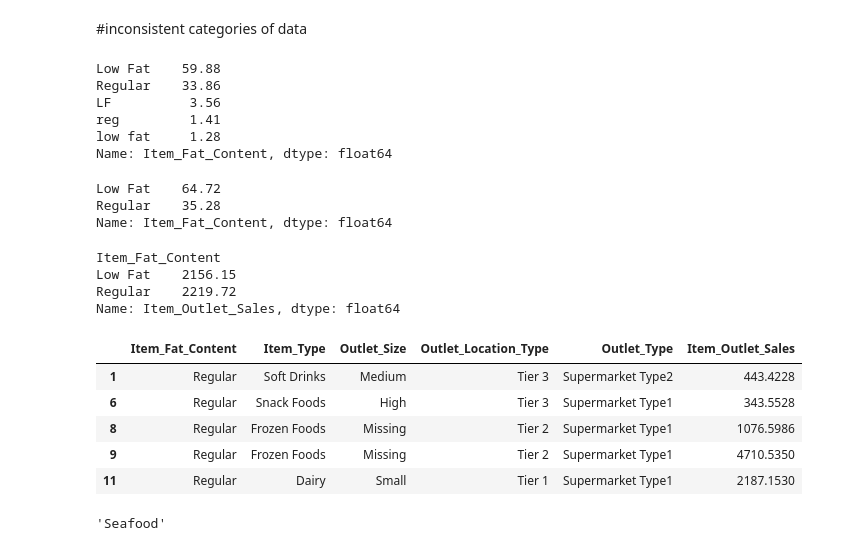
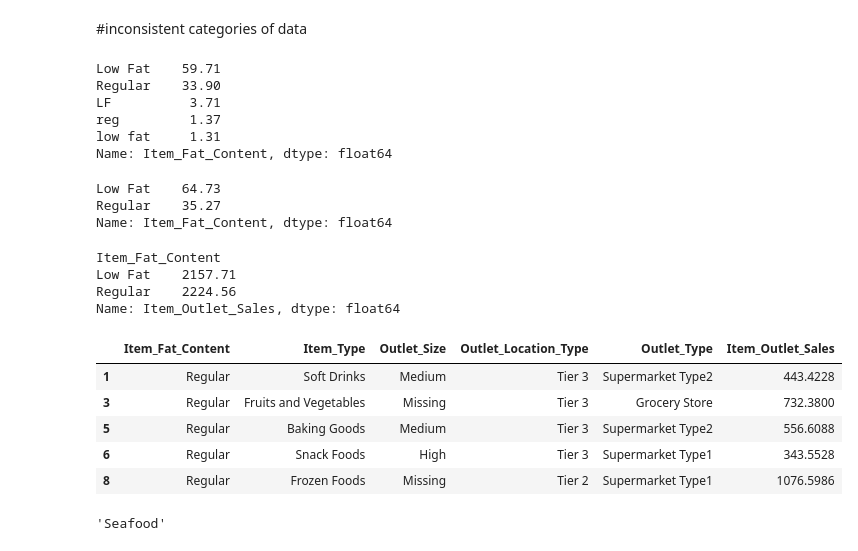
Before and after one commit to AsmaBenHmidene/food-sales-predictions, a Jupyter notebook: Project_1_Part_2_(Core).ipynb, the cells around one changed output. Cells and saved outputs as stored; diff of their text form; code cells hidden in the pictures.

```diff
--- a/Project_1_Part_2_(Core).ipynb
+++ b/Project_1_Part_2_(Core).ipynb
@@ -104,8 +104,8 @@ df.head()
 check if Item_Visibility is relevent data
 # %%
 filter_visibility= df['Item_Visibility'] != 0.00
-df = df.loc[filter_visibility, :]
-df.head()
+df_filter = df.loc[filter_visibility, :]
+df_filter.head()
 # %% [output]
 |  | Item_Fat_Content | Item_Visibility | Item_Type | Item_MRP | Outlet_Size | Outlet_Location_Type | ... |
 | 0 | Low Fat | 0.016047 | Dairy | 249.8092 | Medium | Tier 1 | ... |
@@ -285,35 +285,35 @@ Conclusion: most sales are done in medium size outlet.
 # %%
 df['Item_Fat_Content'].value_counts(normalize = True).mul(100).round(2)
 # %% [output]
-Low Fat    59.88
-Regular    33.86
-LF          3.56
-reg         1.41
-low fat     1.28
+Low Fat    59.71
+Regular    33.90
+LF          3.71
+reg         1.37
+low fat     1.31
 Name: Item_Fat_Content, dtype: float64
 # %%
 df['Item_Fat_Content'] = df['Item_Fat_Content'].replace('LF','Low Fat').replace('low fat','Low Fat').replace('reg','Regular')
 df['Item_Fat_Content'].value_counts(normalize = True).mul(100).round(2)
 # %% [output]
-Low Fat    64.72
-Regular    35.28
+Low Fat    64.73
+Regular    35.27
 Name: Item_Fat_Content, dtype: float64
 # %%
 df.groupby('Item_Fat_Content')['Item_Outlet_Sales'].mean().round(2)
 # %% [output]
 Item_Fat_Content
-Low Fat    2156.15
-Regular    2219.72
+Low Fat    2157.71
+Regular    2224.56
 Name: Item_Outlet_Sales, dtype: float64
 # %%
 filter_FatContent= df['Item_Fat_Content'] == "Regular"
-df = df.loc[filter_FatContent, :]
-df.head()
+df_filter_FatContent = df.loc[filter_FatContent, :]
+df_filter_FatContent.head()
 # %% [output]
 |  | Item_Fat_Content | Item_Type | Outlet_Size | Outlet_Location_Type | Outlet_Type | Item_Outlet_Sales |
 | 1 | Regular | Soft Drinks | Medium | Tier 3 | Supermarket Type2 | 443.4228 |
+| 3 | Regular | Fruits and Vegetables | Missing | Tier 3 | Grocery Store | 732.3800 |
+| 5 | Regular | Baking Goods | Medium | Tier 3 | Supermarket Type2 | 556.6088 |
 | 6 | Regular | Snack Foods | High | Tier 3 | Supermarket Type1 | 343.5528 |
 | 8 | Regular | Frozen Foods | Missing | Tier 2 | Supermarket Type1 | 1076.5986 |
-| 9 | Regular | Frozen Foods | Missing | Tier 2 | Supermarket Type1 | 4710.5350 |
-| 11 | Regular | Dairy | Small | Tier 1 | Supermarket Type1 | 2187.1530 |
 # %%
```
Also changed, not shown: parts of 17 cells of this notebook.
